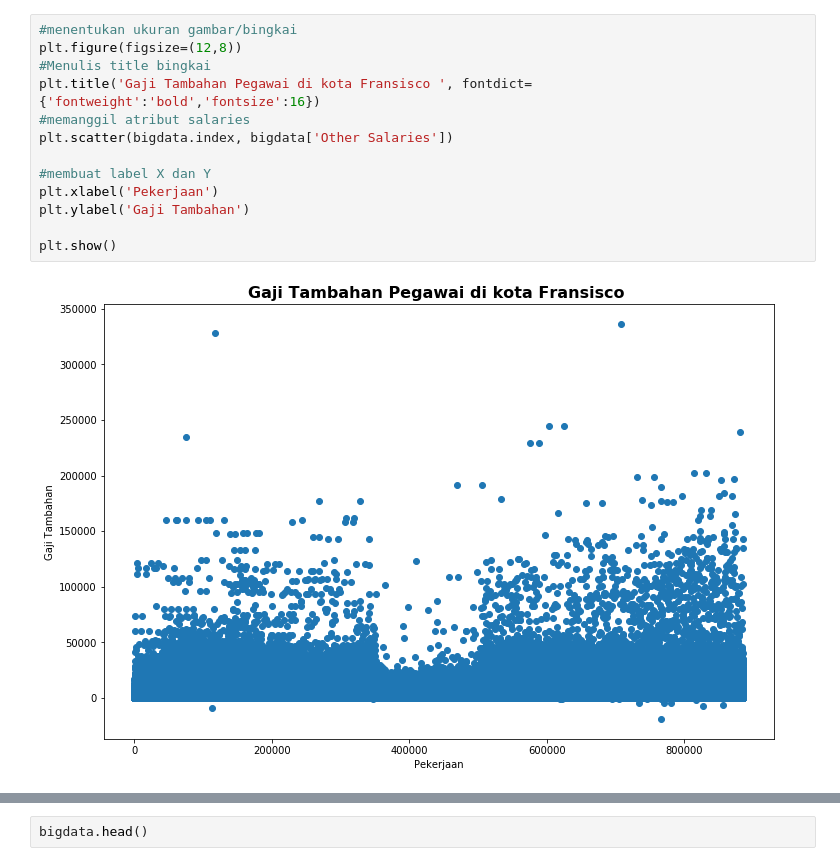
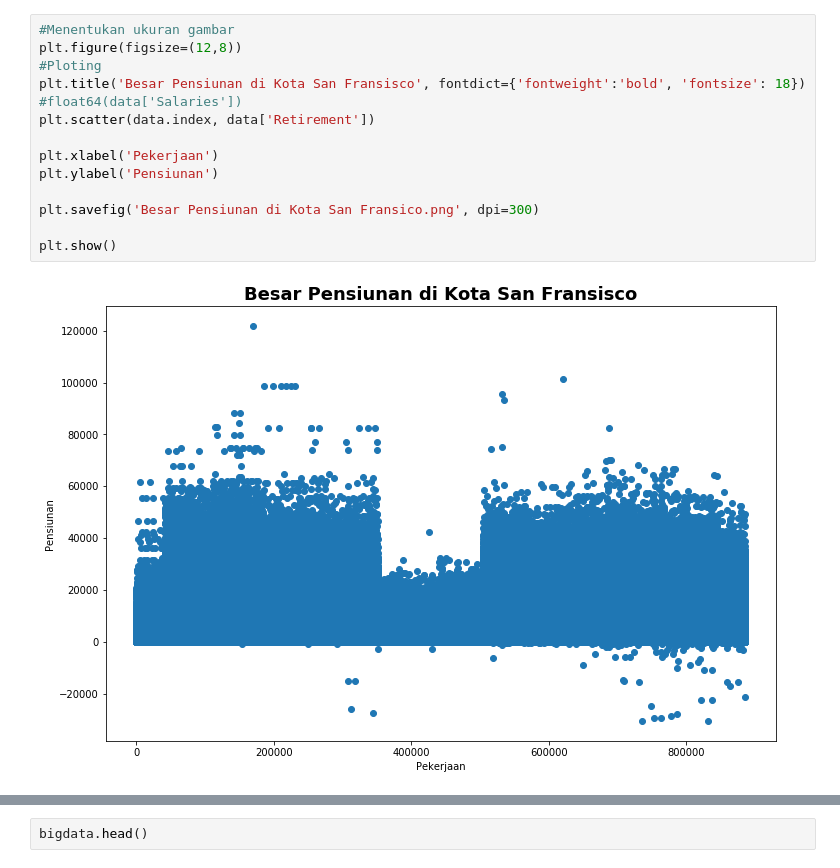
Before and after one commit to yasrilimam98/bigdata-analisis, a Jupyter notebook: Visualdata and cleaning.ipynb, the cells around one changed output, grey strips where cells are left out. Cells and saved outputs as stored; diff of their text form.

```diff
--- a/Visualdata and cleaning.ipynb
+++ b/Visualdata and cleaning.ipynb
@@ -48,15 +82,16 @@ plt.show()
 # %%
-#menentukan ukuran gambar/bingkai
+#Menentukan ukuran gambar
 plt.figure(figsize=(12,8))
-#Menulis title bingkai
-plt.title('Gaji Tambahan Pegawai di kota Fransisco ', fontdict={'fontweight':'bold','fontsize':16})
-#memanggil atribut salaries
-plt.scatter(bigdata.index, bigdata['Other Salaries'])
+#Ploting
+plt.title('Besar Pensiunan di Kota San Fransisco', fontdict={'fontweight':'bold', 'fontsize': 18})
+#float64(data['Salaries'])
+plt.scatter(data.index, data['Retirement'])
 
-#membuat label X dan Y
 plt.xlabel('Pekerjaan')
-plt.ylabel('Gaji Tambahan')
+plt.ylabel('Pensiunan')
+
+plt.savefig('Besar Pensiunan di Kota San Fransico.png', dpi=300)
 
 plt.show()
 # %% [output]
-[figure, old version]
+[figure, new version]
```
Also changed, not shown: parts of 20 cells of this notebook, 1 other file.
